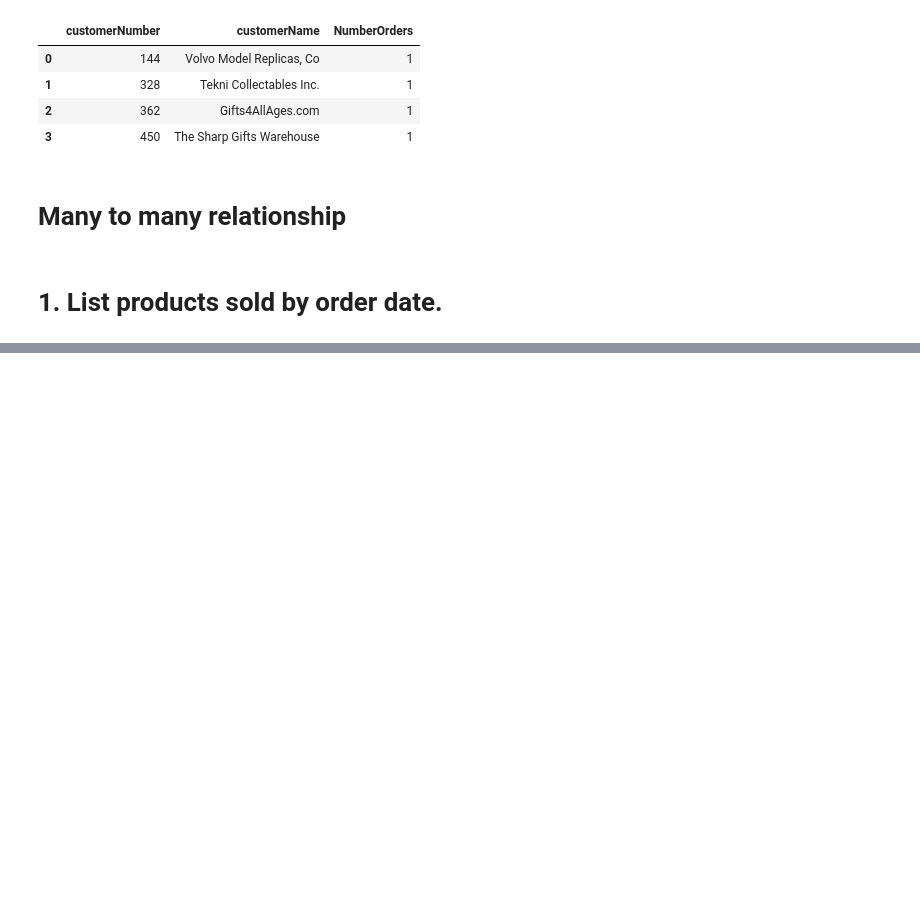
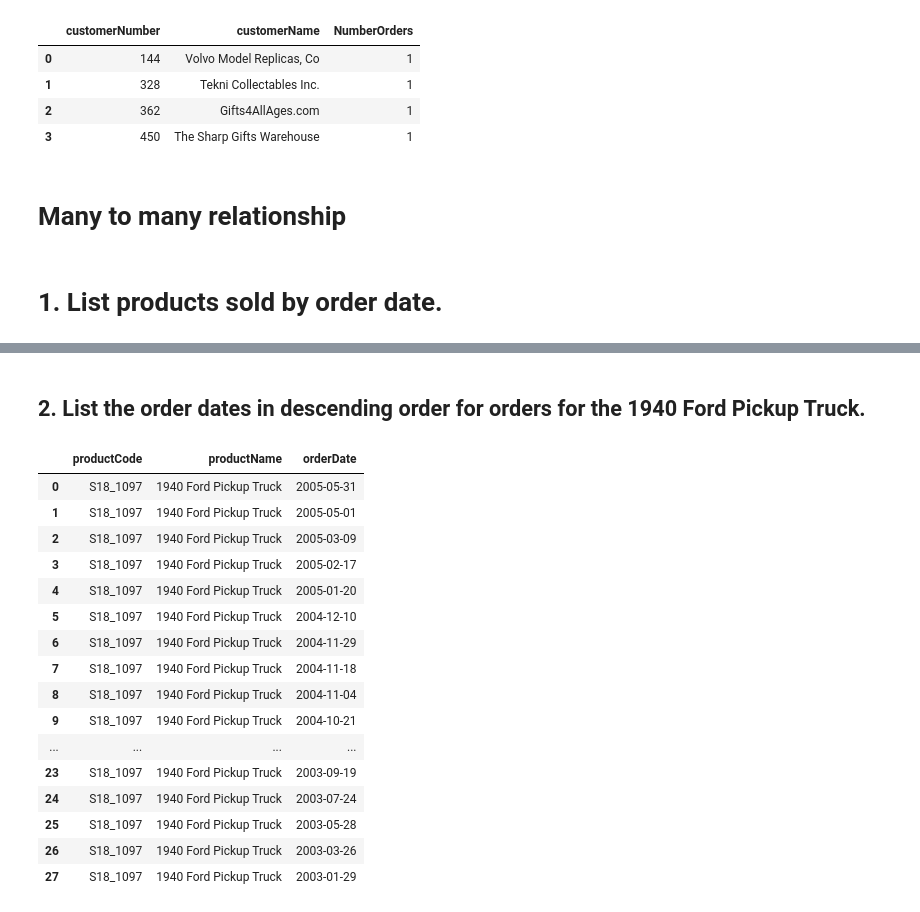
Before and after one commit to adiwirawan/digital-talent, a Jupyter notebook: LatihanSQL2.ipynb, the cells around one changed output, grey strips where cells are left out. Saved outputs shown, nothing was run; the diff lists cells and outputs as text; code cells hidden in the pictures; blank space fills up the shorter version.

```diff
--- a/LatihanSQL2.ipynb
+++ b/LatihanSQL2.ipynb
@@ -210,0 +243,37 @@ group by o.customerNumber
+# %% [markdown]
+## 2. List the order dates in descending order for orders for the 1940 Ford Pickup Truck.
+# %%
+run("""
+SELECT
+    d.productCode,
+    p.productName,
+    o.orderDate
+FROM
+    orderdetails d
+    INNER JOIN
+    products p ON p.productCode = d.productCode
+    INNER JOIN
+    orders o ON o.orderNumber = d.orderNumber
+WHERE
+    p.productName = '1940 Ford Pickup Truck'
+ORDER BY
+    o.orderDate DESC
+""")
+# %% [output]
+|  | productCode | productName | orderDate |
+| 0 | S18_1097 | 1940 Ford Pickup Truck | 2005-05-31 |
+| 1 | S18_1097 | 1940 Ford Pickup Truck | 2005-05-01 |
+| 2 | S18_1097 | 1940 Ford Pickup Truck | 2005-03-09 |
+| 3 | S18_1097 | 1940 Ford Pickup Truck | 2005-02-17 |
+| 4 | S18_1097 | 1940 Ford Pickup Truck | 2005-01-20 |
+| 5 | S18_1097 | 1940 Ford Pickup Truck | 2004-12-10 |
+| 6 | S18_1097 | 1940 Ford Pickup Truck | 2004-11-29 |
+| 7 | S18_1097 | 1940 Ford Pickup Truck | 2004-11-18 |
+| 8 | S18_1097 | 1940 Ford Pickup Truck | 2004-11-04 |
+| 9 | S18_1097 | 1940 Ford Pickup Truck | 2004-10-21 |
+| ... | ... | ... | ... |
+| 23 | S18_1097 | 1940 Ford Pickup Truck | 2003-09-19 |
+| 24 | S18_1097 | 1940 Ford Pickup Truck | 2003-07-24 |
+| 25 | S18_1097 | 1940 Ford Pickup Truck | 2003-05-28 |
+| 26 | S18_1097 | 1940 Ford Pickup Truck | 2003-03-26 |
+| 27 | S18_1097 | 1940 Ford Pickup Truck | 2003-01-29 |
```
Also changed, not shown: parts of 8 cells of this notebook.
